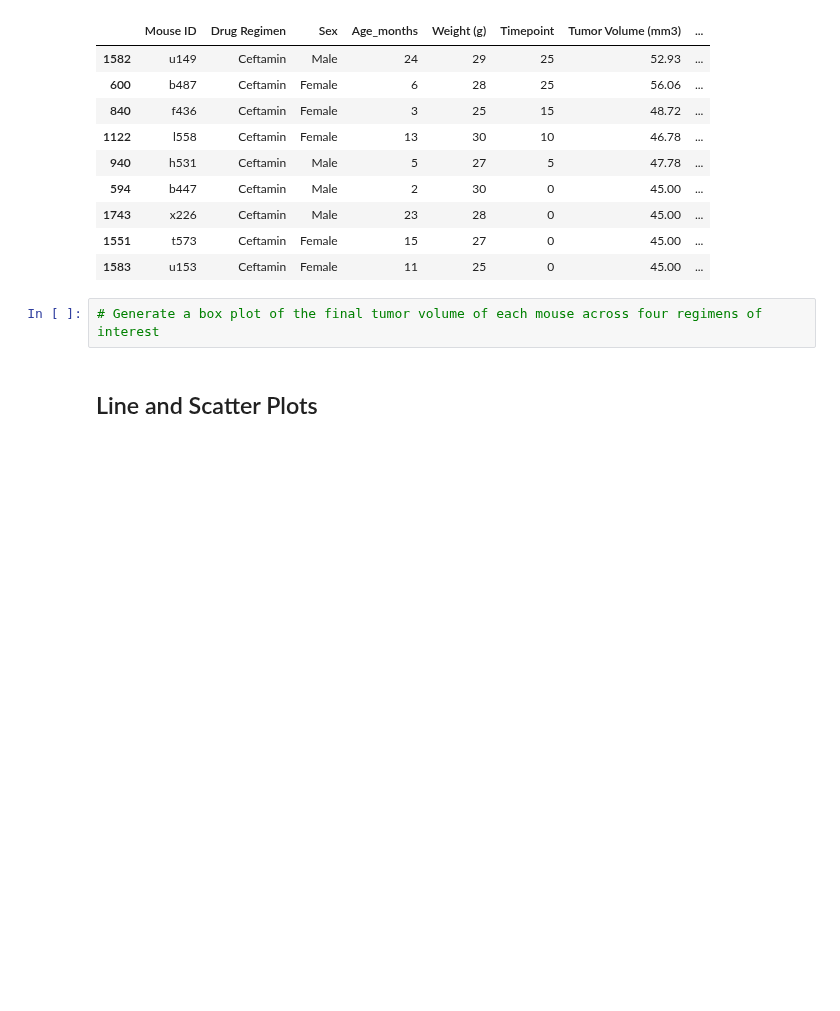
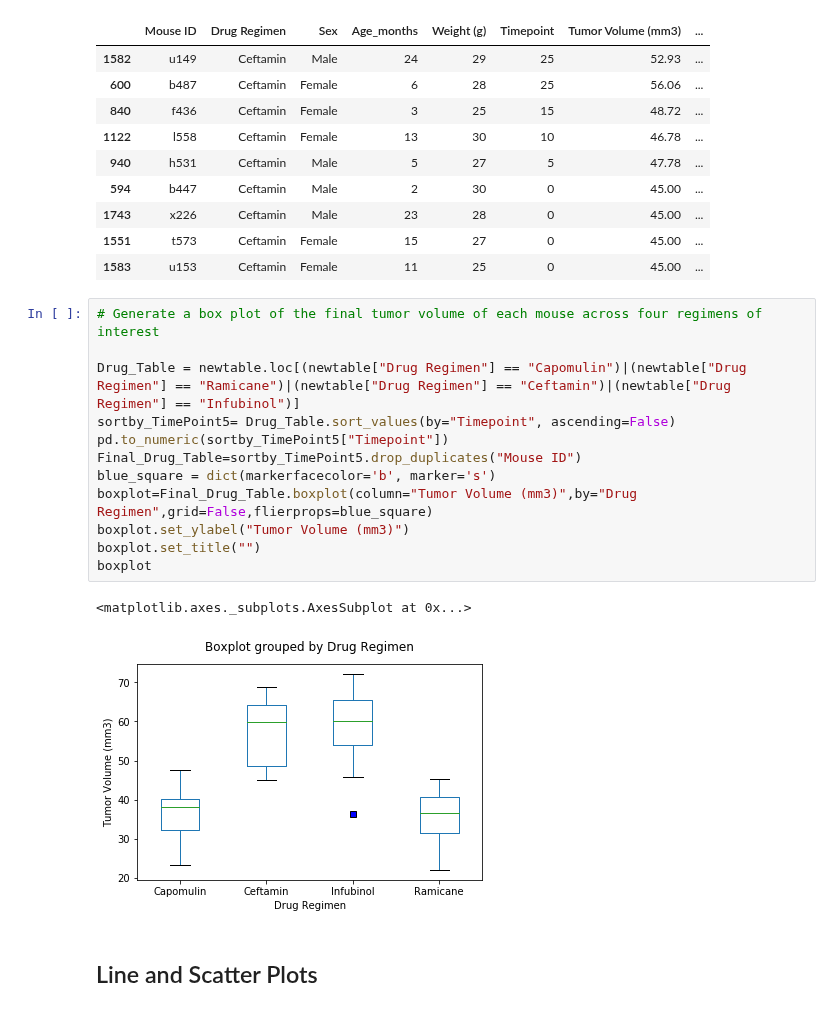
Before and after one commit to olivesun1213/Matplotlib, a Jupyter notebook: Unit 05 - Matplotlib_Homework_Instructions_Pymaceuticals_pymaceuticals_starter.ipynb, the cells around one changed output. Saved outputs shown, nothing was run; the diff lists cells and outputs as text; blank space fills up the shorter version.

```diff
--- a/Unit 05 - Matplotlib_Homework_Instructions_Pymaceuticals_pymaceuticals_starter.ipynb
+++ b/Unit 05 - Matplotlib_Homework_Instructions_Pymaceuticals_pymaceuticals_starter.ipynb
@@ -435,8 +435,21 @@ The interquartile range of tumor volume for Ceftamin is: 15.58
 | 1743 | x226 | Ceftamin | Male | 23 | 28 | 0 | 45.00 | ... |
 | 1551 | t573 | Ceftamin | Female | 15 | 27 | 0 | 45.00 | ... |
 | 1583 | u153 | Ceftamin | Female | 11 | 25 | 0 | 45.00 | ... |
-# %%
-# Generate a box plot of the final tumor volume of each mouse across four regimens of interest
+# %%
+# Generate a box plot of the final tumor volume of each mouse across four regimens of interest
+
+Drug_Table = newtable.loc[(newtable["Drug Regimen"] == "Capomulin")|(newtable["Drug Regimen"] == "Ramicane")|(newtable["Drug Regimen"] == "Ceftamin")|(newtable["Drug Regimen"] == "Infubinol")]
+sortby_TimePoint5= Drug_Table.sort_values(by="Timepoint", ascending=False)
+pd.to_numeric(sortby_TimePoint5["Timepoint"])
+Final_Drug_Table=sortby_TimePoint5.drop_duplicates("Mouse ID")
+blue_square = dict(markerfacecolor='b', marker='s')
+boxplot=Final_Drug_Table.boxplot(column="Tumor Volume (mm3)",by="Drug Regimen",grid=False,flierprops=blue_square)
+boxplot.set_ylabel("Tumor Volume (mm3)")
+boxplot.set_title("")
+boxplot
+# %% [output]
+<matplotlib.axes._subplots.AxesSubplot at 0x...>
+[figure, added]
 # %% [markdown]
 ## Line and Scatter Plots
 # %%
```
